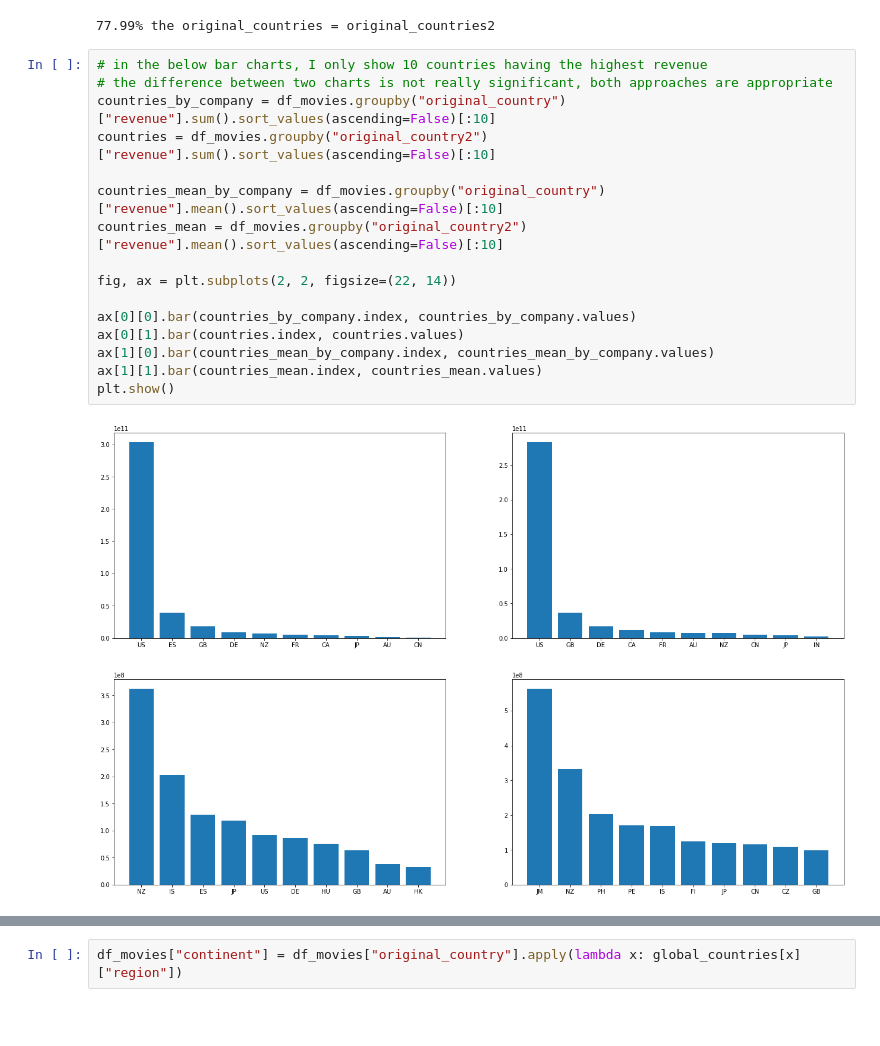
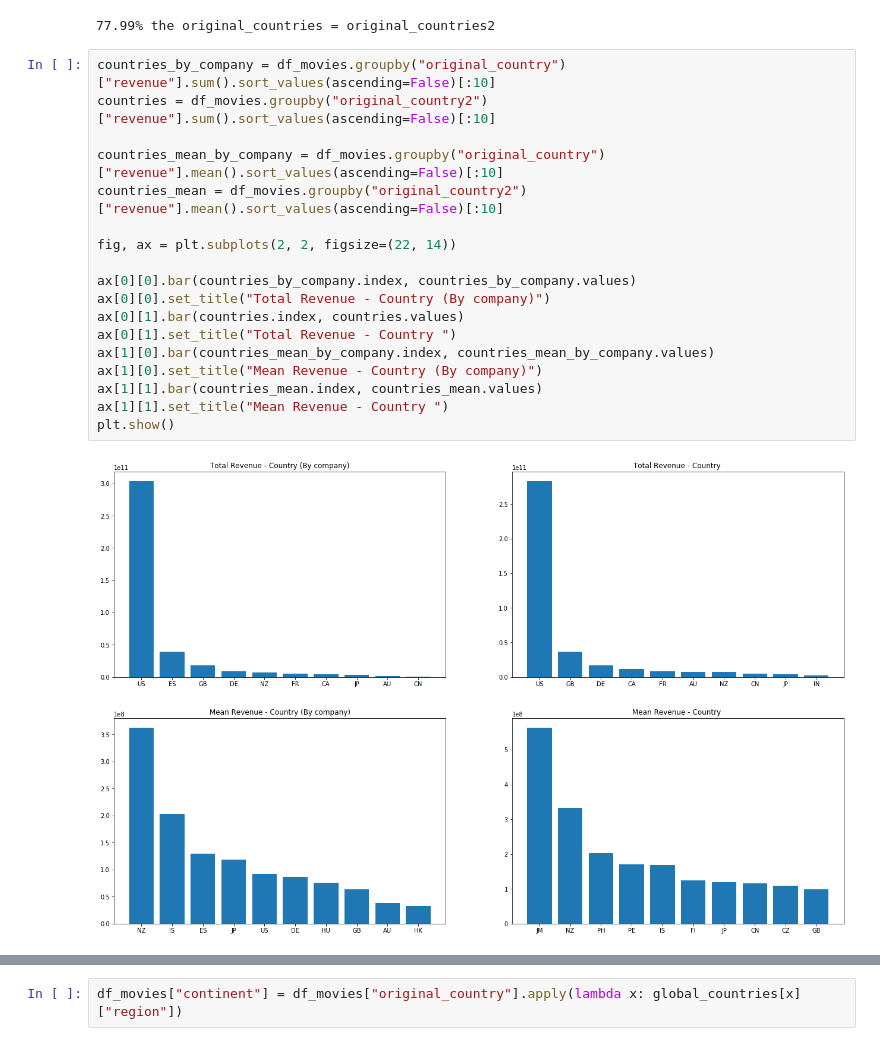
Before and after one commit to tailtq/ml-learning, a Jupyter notebook: ml-08/02_analytic_report.ipynb, the cells around one changed output, grey strips where cells are left out. Saved outputs shown, nothing was run; the diff lists cells and outputs as text; blank space fills up the shorter version.

```diff
--- a/ml-08/02_analytic_report.ipynb
+++ b/ml-08/02_analytic_report.ipynb
@@ -154,20 +158,22 @@ print("{0:.2f}% the original_countries = original_countries2".format(percentage
 # %% [output]
 77.99% the original_countries = original_countries2
 # %%
-# in the below bar charts, I only show 10 countries having the highest revenue
-# the difference between two charts is not really significant, both approaches are appropriate
 countries_by_company = df_movies.groupby("original_country")["revenue"].sum().sort_values(ascending=False)[:10]
 countries = df_movies.groupby("original_country2")["revenue"].sum().sort_values(ascending=False)[:10]
 
 countries_mean_by_company = df_movies.groupby("original_country")["revenue"].mean().sort_values(ascending=False)[:10]
 countries_mean = df_movies.groupby("original_country2")["revenue"].mean().sort_values(ascending=False)[:10]
 
 fig, ax = plt.subplots(2, 2, figsize=(22, 14))
 
 ax[0][0].bar(countries_by_company.index, countries_by_company.values)
+ax[0][0].set_title("Total Revenue - Country (By company)")
 ax[0][1].bar(countries.index, countries.values)
+ax[0][1].set_title("Total Revenue - Country ")
 ax[1][0].bar(countries_mean_by_company.index, countries_mean_by_company.values)
+ax[1][0].set_title("Mean Revenue - Country (By company)")
 ax[1][1].bar(countries_mean.index, countries_mean.values)
+ax[1][1].set_title("Mean Revenue - Country ")
 plt.show()
 # %% [output]
-[figure, old version]
+[figure, new version]
```
Also changed, not shown: parts of 8 cells of this notebook.
